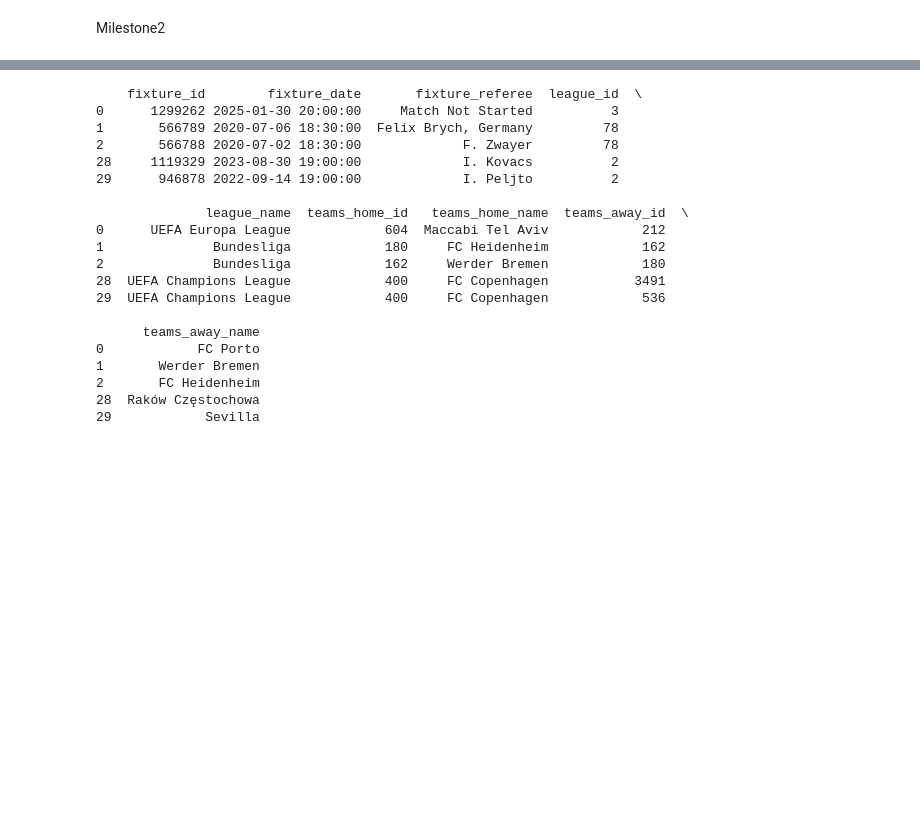
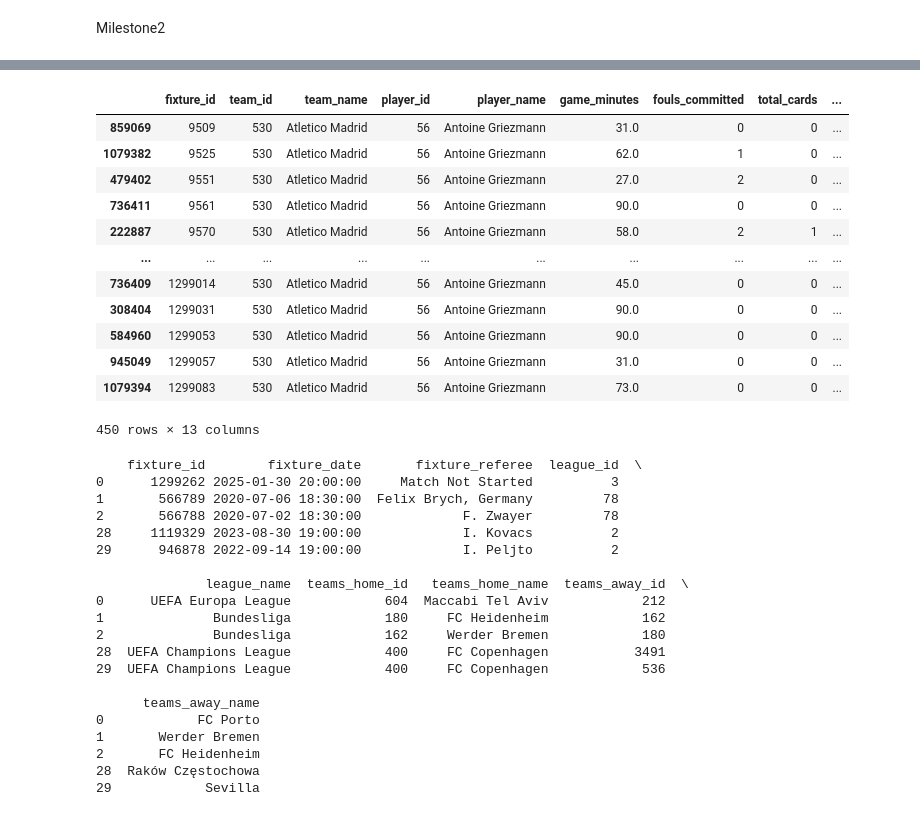
Before and after one commit to safargergo/HalLab, a Jupyter notebook: hallab.ipynb, the cells around one changed output, grey strips where cells are left out. Saved outputs shown, nothing was run; the diff lists cells and outputs as text; code cells hidden in the pictures; blank space fills up the shorter version.

Commit message:
Total cards column added to players dataframe

```diff
--- a/hallab.ipynb
+++ b/hallab.ipynb
@@ -20,0 +52,2 @@ fix_players_clean = pd.read_csv("fixture_stats_players_clean.csv",usecols=player
+# %%
+fix_players_clean.drop(['yellow_cards', 'red_cards'], axis=1, inplace=True)
@@ -30,0 +75,57 @@ fix_players_clean["game_minutes"].sum()
+# %%
+def calculate_avg_cards_per_90(df):
+    # Sort by fixture_id to ensure chronological order
+    df = df.sort_values(by=['player_name', 'fixture_id'])
+
+    # Create new columns for storing cumulative stats
+    df['cumulative_cards'] = 0
+    df['cumulative_fouls'] = 0
+    df['cumulative_minutes'] = 0
+    df['avg_cards_per_90'] = 0.0
+    df['avg_fouls_per_90'] = 0.0
+
+    # Group by player_name and iterate to compute averages from past matches
+    grouped = df.groupby('player_name')
+
+    for player_name, player_df in grouped:
+        cumulative_cards = 0
+        cumulative_fouls = 0
+        cumulative_minutes = 0
+
+        for idx, row in player_df.iterrows():
+            # Compute averages from past matches
+            if cumulative_minutes > 0:
+                avg_cards = (cumulative_cards / cumulative_minutes) * 90
+                avg_fouls = (cumulative_fouls / cumulative_minutes) * 90
+            else:
+                avg_cards = 0
+                avg_fouls = 0
+
+            # Store calculated averages
+            df.at[idx, 'avg_cards_per_90'] = avg_cards
+            df.at[idx, 'avg_fouls_per_90'] = avg_fouls
+
+            # Update cumulative stats
+            cumulative_cards += row['total_cards']
+            cumulative_fouls += row['fouls_committed']
+            cumulative_minutes += row['game_minutes']
+
+    return df
+# %%
+fix_players_clean = calculate_avg_cards_per_90(fix_players_clean)
+# %%
+fix_players_clean[fix_players_clean['player_name'] == "Antoine Griezmann"]
+# %% [output]
+|  | fixture_id | team_id | team_name | player_id | player_name | game_minutes | fouls_committed | total_cards | ... |
+| 859069 | 9509 | 530 | Atletico Madrid | 56 | Antoine Griezmann | 31.0 | 0 | 0 | ... |
+| 1079382 | 9525 | 530 | Atletico Madrid | 56 | Antoine Griezmann | 62.0 | 1 | 0 | ... |
+| 479402 | 9551 | 530 | Atletico Madrid | 56 | Antoine Griezmann | 27.0 | 2 | 0 | ... |
+| 736411 | 9561 | 530 | Atletico Madrid | 56 | Antoine Griezmann | 90.0 | 0 | 0 | ... |
+| 222887 | 9570 | 530 | Atletico Madrid | 56 | Antoine Griezmann | 58.0 | 2 | 1 | ... |
+| ... | ... | ... | ... | ... | ... | ... | ... | ... | ... |
+| 736409 | 1299014 | 530 | Atletico Madrid | 56 | Antoine Griezmann | 45.0 | 0 | 0 | ... |
+| 308404 | 1299031 | 530 | Atletico Madrid | 56 | Antoine Griezmann | 90.0 | 0 | 0 | ... |
+| 584960 | 1299053 | 530 | Atletico Madrid | 56 | Antoine Griezmann | 90.0 | 0 | 0 | ... |
+| 945049 | 1299057 | 530 | Atletico Madrid | 56 | Antoine Griezmann | 31.0 | 0 | 0 | ... |
+| 1079394 | 1299083 | 530 | Atletico Madrid | 56 | Antoine Griezmann | 73.0 | 0 | 0 | ... |
+450 rows × 13 columns
```
Also changed, not shown: parts of 10 cells of this notebook.
